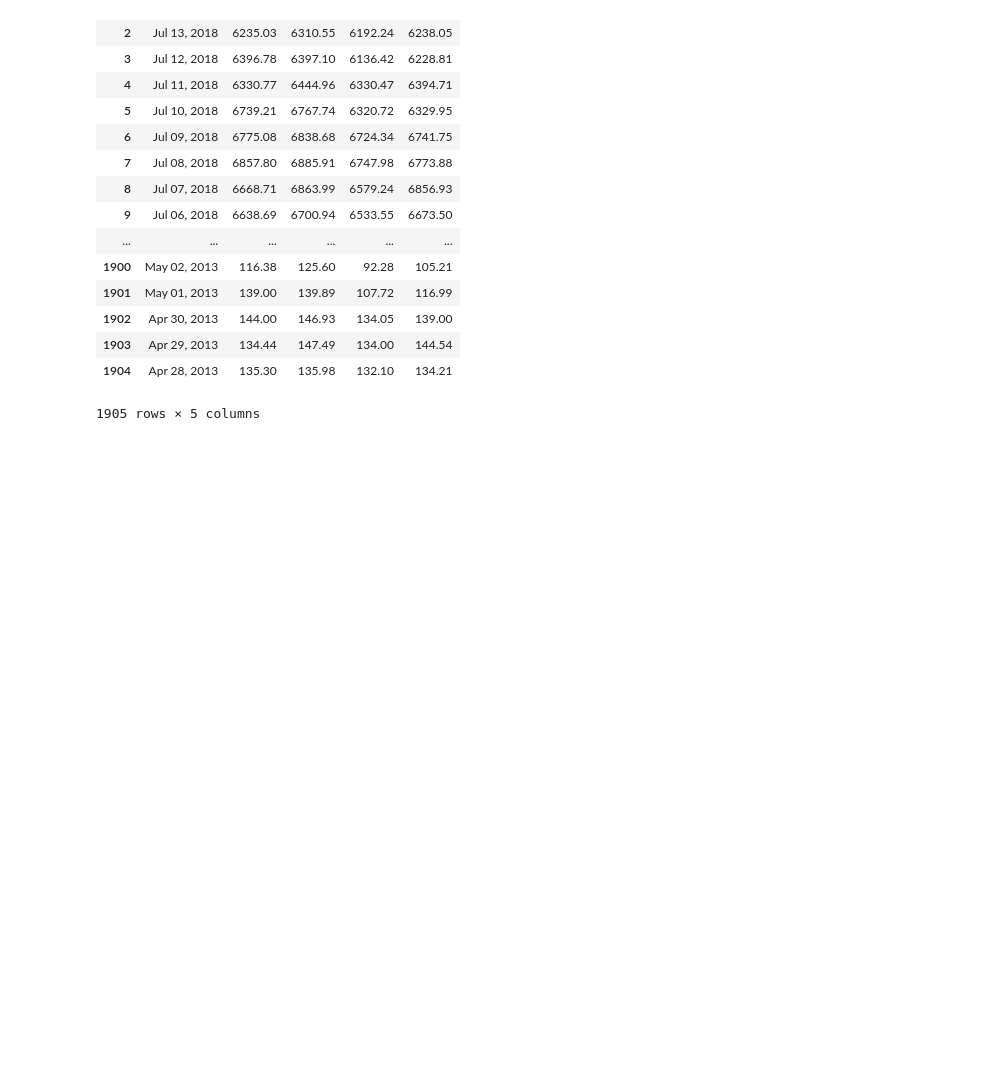
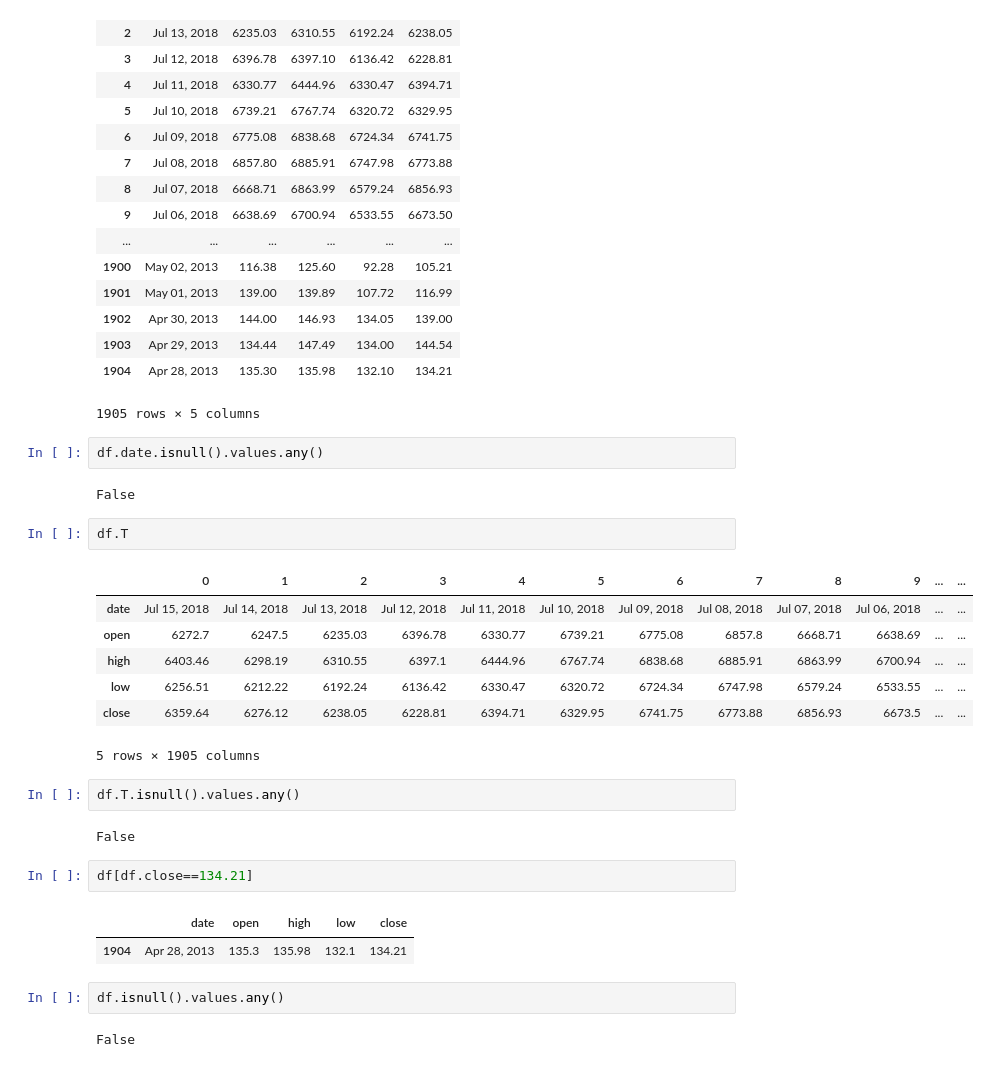
Before and after one commit to bmwant/erlrank, a Jupyter notebook: pitonio/notebooks/explore_bitcoin_data.ipynb, the cells around one changed output. Drawn from its saved outputs; the diff is of its cells as text; blank space fills up the shorter version.

```diff
--- a/pitonio/notebooks/explore_bitcoin_data.ipynb
+++ b/pitonio/notebooks/explore_bitcoin_data.ipynb
@@ -23,3 +23,30 @@ df
 | 1903 | Apr 29, 2013 | 134.44 | 147.49 | 134.00 | 144.54 |
 | 1904 | Apr 28, 2013 | 135.30 | 135.98 | 132.10 | 134.21 |
 1905 rows × 5 columns
+# %%
+df.date.isnull().values.any()
+# %% [output]
+False
+# %%
+df.T
+# %% [output]
+|  | 0 | 1 | 2 | 3 | 4 | 5 | 6 | 7 | 8 | 9 | ... | ... |
+| date | Jul 15, 2018 | Jul 14, 2018 | Jul 13, 2018 | Jul 12, 2018 | Jul 11, 2018 | Jul 10, 2018 | Jul 09, 2018 | Jul 08, 2018 | Jul 07, 2018 | Jul 06, 2018 | ... | ... |
+| open | 6272.7 | 6247.5 | 6235.03 | 6396.78 | 6330.77 | 6739.21 | 6775.08 | 6857.8 | 6668.71 | 6638.69 | ... | ... |
+| high | 6403.46 | 6298.19 | 6310.55 | 6397.1 | 6444.96 | 6767.74 | 6838.68 | 6885.91 | 6863.99 | 6700.94 | ... | ... |
+| low | 6256.51 | 6212.22 | 6192.24 | 6136.42 | 6330.47 | 6320.72 | 6724.34 | 6747.98 | 6579.24 | 6533.55 | ... | ... |
+| close | 6359.64 | 6276.12 | 6238.05 | 6228.81 | 6394.71 | 6329.95 | 6741.75 | 6773.88 | 6856.93 | 6673.5 | ... | ... |
+5 rows × 1905 columns
+# %%
+df.T.isnull().values.any()
+# %% [output]
+False
+# %%
+df[df.close==134.21]
+# %% [output]
+|  | date | open | high | low | close |
+| 1904 | Apr 28, 2013 | 135.3 | 135.98 | 132.1 | 134.21 |
+# %%
+df.isnull().values.any()
+# %% [output]
+False
```
Also changed, not shown: parts of 14 cells of this notebook.
